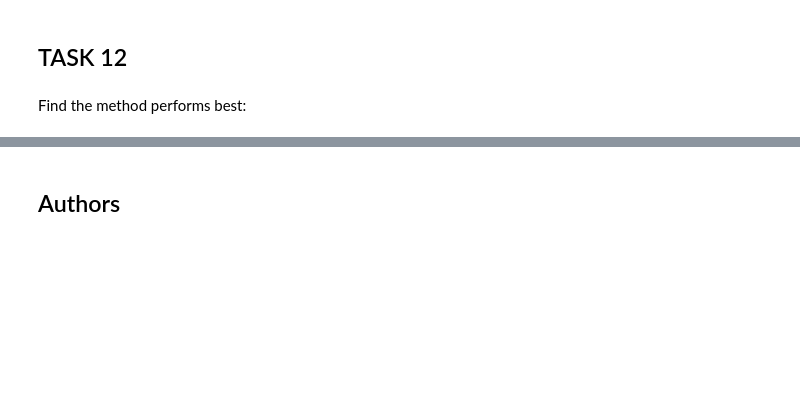
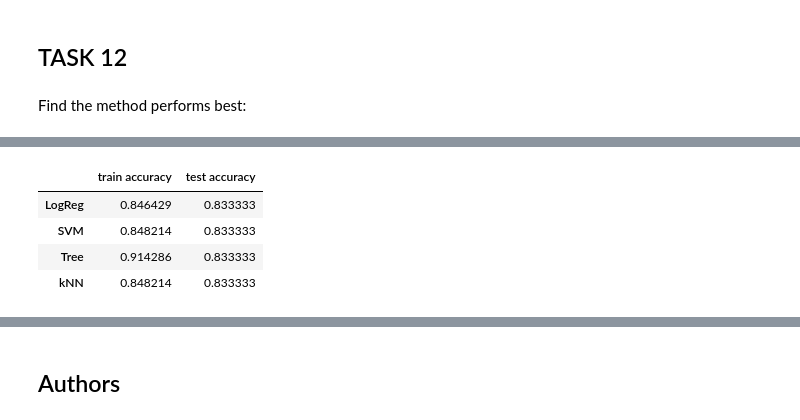
Before and after one commit to toranaga-san/IBM-Data-Science-Capstone-Project-SpaceX, a Jupyter notebook: SpaceX_Machine Learning Prediction_Part_5.ipynb, the cells around one changed output, grey strips where cells are left out. Drawn from its saved outputs; the diff is of its cells as text; code cells hidden in the pictures; blank space fills up the shorter version.

```diff
--- a/SpaceX_Machine Learning Prediction_Part_5.ipynb
+++ b/SpaceX_Machine Learning Prediction_Part_5.ipynb
@@ -190,8 +190,8 @@ accuracy : 0.8464285714285713
 # %% [markdown]
 Calculate the accuracy on the test data using the method <code>score</code>:
 # %%
-accuracy = logreg_cv.score(X_test, Y_test)
-print(accuracy)
+accuracy_lr = logreg_cv.score(X_test, Y_test)
+print(accuracy_lr)
 # %% [output]
 0.8333333333333334
 # %% [markdown]
@@ -369,0 +370,16 @@ best modell DecisionTree, with best accuracy 0.8888888888888888.
+# %%
+# 0.8 training, 0.2 testing
+scores = {'LogReg': [logreg_cv.best_score_, accuracy_lr],
+          'SVM': [svm_cv.best_score_, accuracy_svm],
+          'Tree': [tree_cv.best_score_, accuracy_tree],
+          'kNN': [knn_cv.best_score_, accuracy_knn]}
+
+df_scores = pd.DataFrame.from_dict(scores, orient='index',
+                       columns=['train accuracy', 'test accuracy'])
+df_scores
+# %% [output]
+|  | train accuracy | test accuracy |
+| LogReg | 0.846429 | 0.833333 |
+| SVM | 0.848214 | 0.833333 |
+| Tree | 0.914286 | 0.833333 |
+| kNN | 0.848214 | 0.833333 |
```
Also changed, not shown: parts of 8 cells of this notebook.
